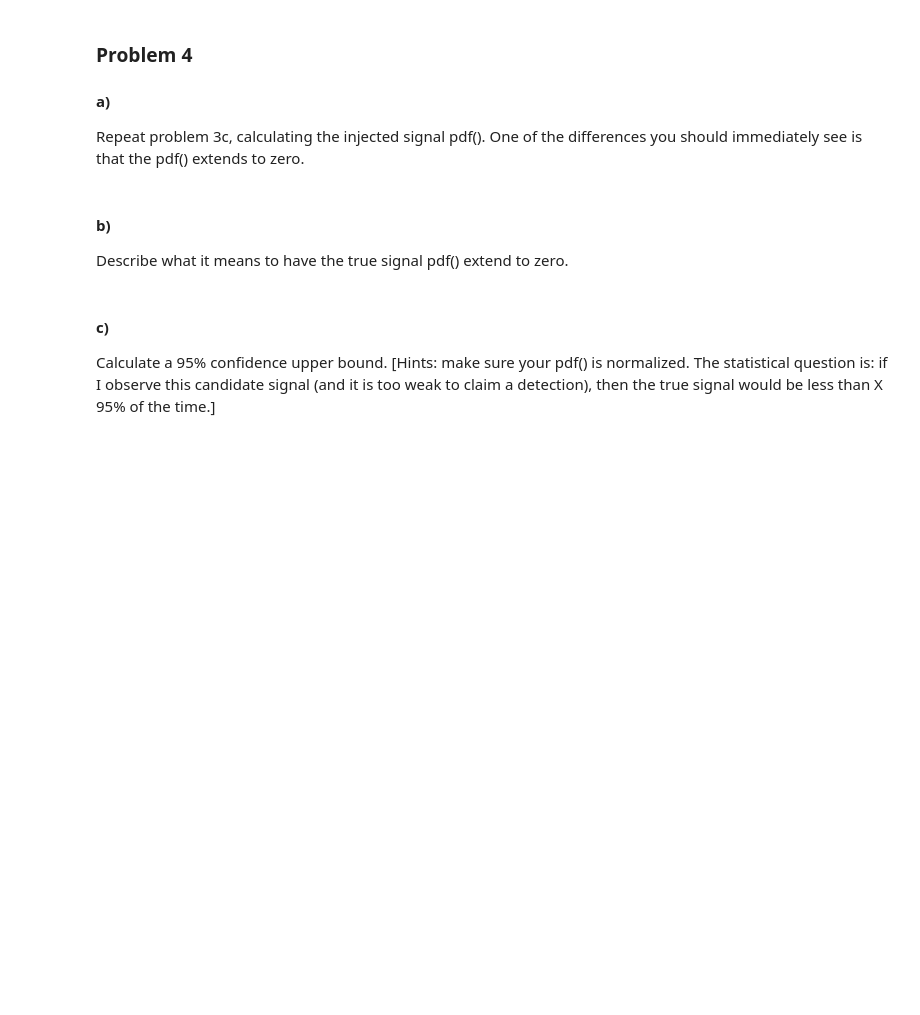
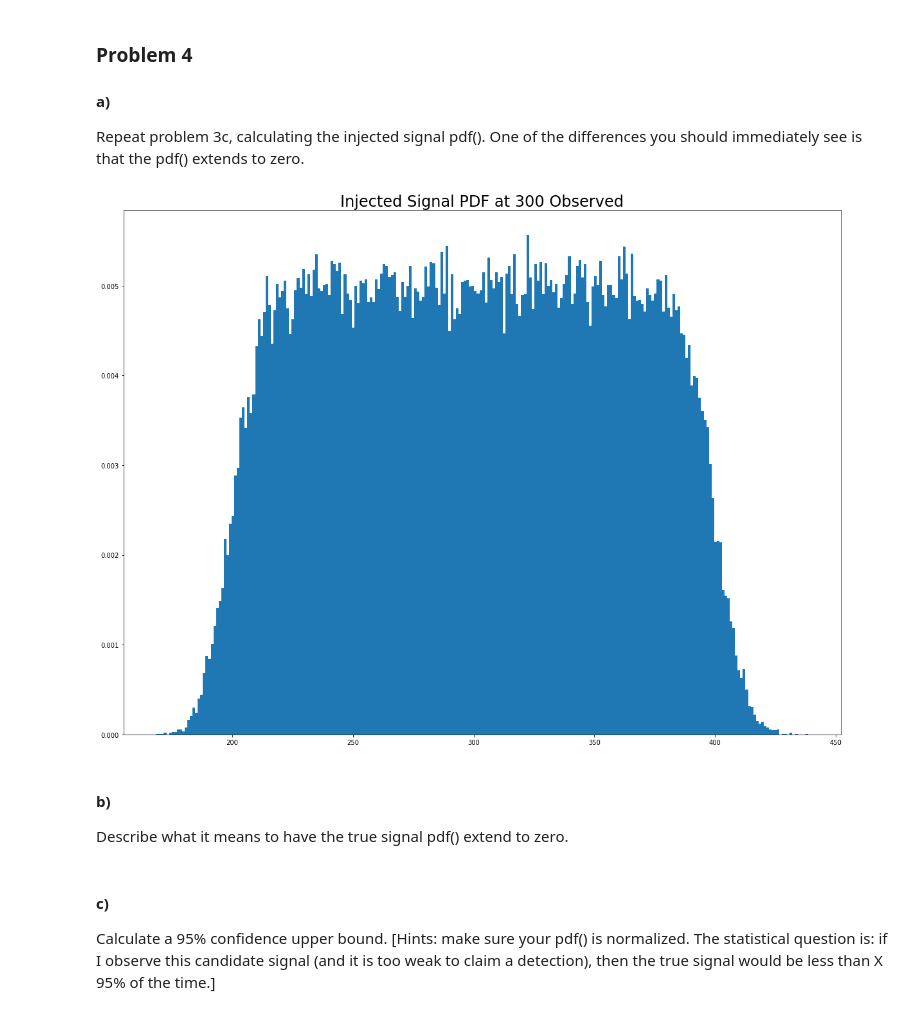
Before and after one commit to IgorBanin/Phys434, a Jupyter notebook: lab6.ipynb, the cells around one changed output. Drawn from its saved outputs; the diff is of its cells as text; code cells hidden in the pictures; blank space fills up the shorter version.

```diff
--- a/lab6.ipynb
+++ b/lab6.ipynb
@@ -138,6 +173,21 @@ Discuss the answer to part d in some depth. Is it symmetric? Is it biased? Does
 
 #### a)
 Repeat problem 3c, calculating the injected signal pdf(). One of the differences you should immediately see is that the pdf() extends to zero.
+# %%
+observed_signal = 300
+
+noise = stats.poisson.rvs(mu=100, size=100000)
+injection = np.linspace(100,300,100000)
+observed = np.ones(100000)*obs_sig
+observed = noise + injection
+
+
+
+h = plt.hist(observed, bins=250, density=True)
+plt.title('Injected Signal PDF at 300 Observed', fontsize = 24)
+plt.show()
+# %% [output]
+[figure, added]
 # %% [markdown]
 #### b)
 Describe what it means to have the true signal pdf() extend to zero.
```
Also changed, not shown: parts of 14 cells of this notebook, 1 other file.
